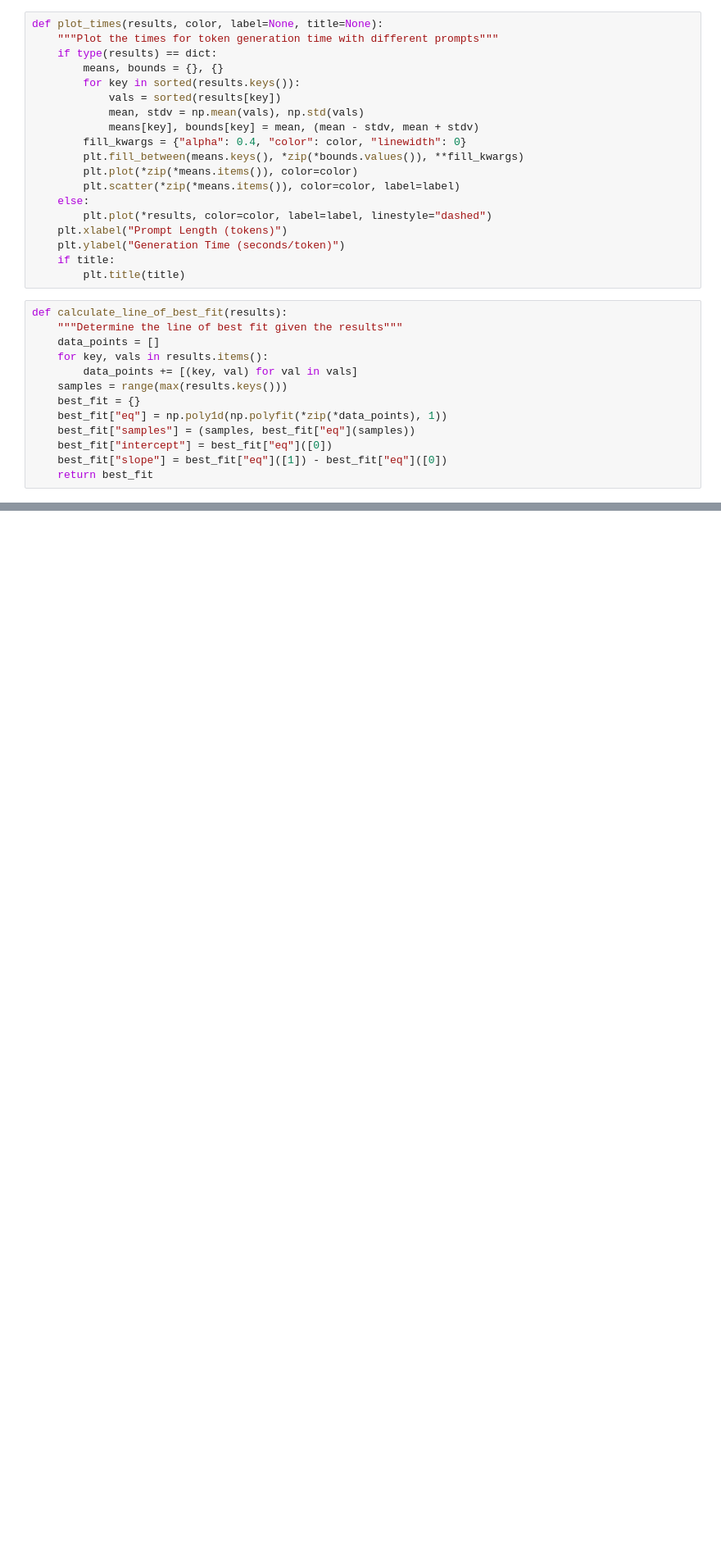
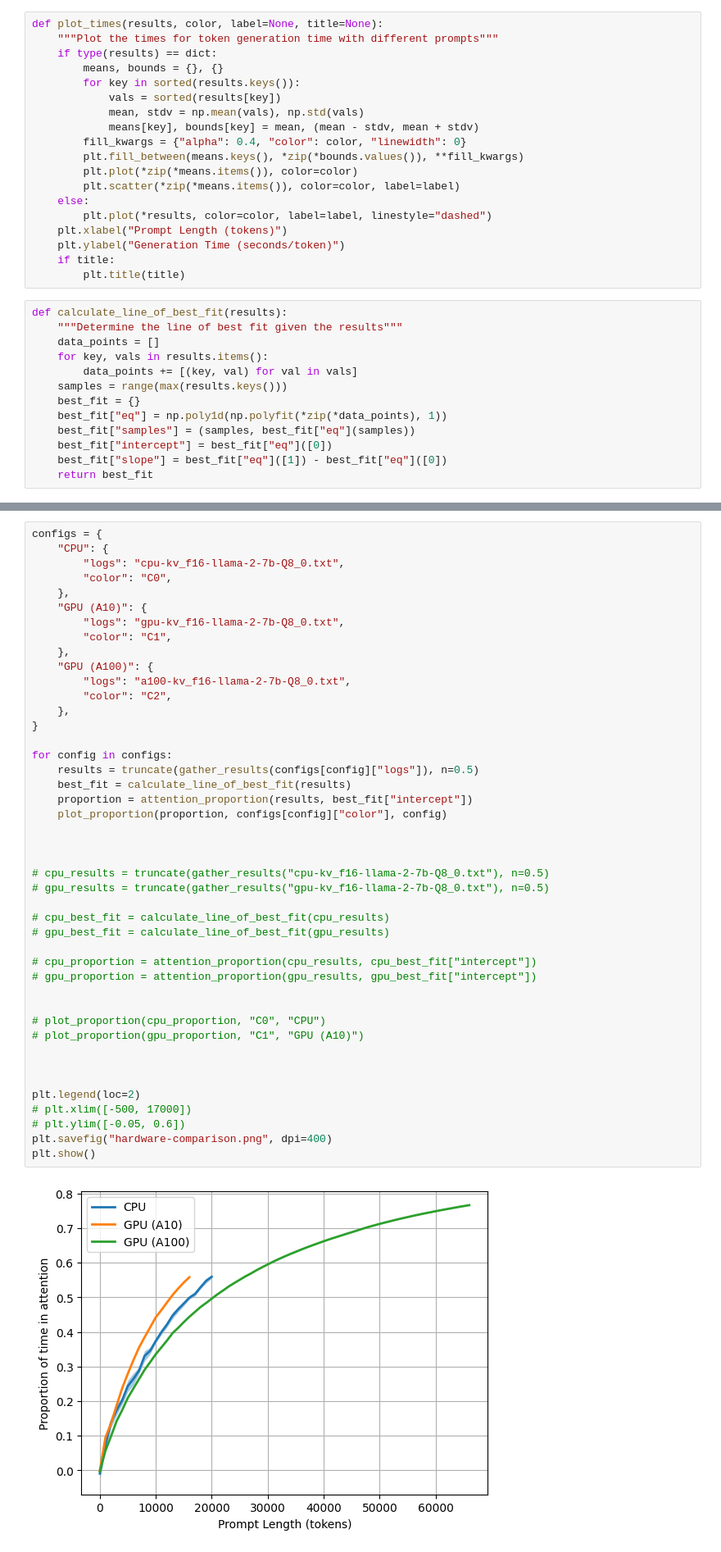
Before and after one commit to graphcore-research/llama.cpp, a Jupyter notebook: timing-benchmarks/benchmark_results.ipynb, the cells around one changed output, grey strips where cells are left out. Shown: that part at 82% size. Cells and saved outputs as stored; diff of their text form; blank space fills up the shorter version.

```diff
--- a/timing-benchmarks/benchmark_results.ipynb
+++ b/timing-benchmarks/benchmark_results.ipynb
@@ -122,0 +126,46 @@ plt.show()
+# %%
+configs = {
+    "CPU": {
+        "logs": "cpu-kv_f16-llama-2-7b-Q8_0.txt",
+        "color": "C0",
+    },
+    "GPU (A10)": {
+        "logs": "gpu-kv_f16-llama-2-7b-Q8_0.txt",
+        "color": "C1",
+    },
+    "GPU (A100)": {
+        "logs": "a100-kv_f16-llama-2-7b-Q8_0.txt",
+        "color": "C2",
+    },
+}
+
+for config in configs:
+    results = truncate(gather_results(configs[config]["logs"]), n=0.5)
+    best_fit = calculate_line_of_best_fit(results)
+    proportion = attention_proportion(results, best_fit["intercept"])
+    plot_proportion(proportion, configs[config]["color"], config)
+
+
+
+# cpu_results = truncate(gather_results("cpu-kv_f16-llama-2-7b-Q8_0.txt"), n=0.5)
+# gpu_results = truncate(gather_results("gpu-kv_f16-llama-2-7b-Q8_0.txt"), n=0.5)
+
+# cpu_best_fit = calculate_line_of_best_fit(cpu_results)
+# gpu_best_fit = calculate_line_of_best_fit(gpu_results)
+
+# cpu_proportion = attention_proportion(cpu_results, cpu_best_fit["intercept"])
+# gpu_proportion = attention_proportion(gpu_results, gpu_best_fit["intercept"])
+
+
+# plot_proportion(cpu_proportion, "C0", "CPU")
+# plot_proportion(gpu_proportion, "C1", "GPU (A10)")
+
+
+
+plt.legend(loc=2)
+# plt.xlim([-500, 17000])
+# plt.ylim([-0.05, 0.6])
+plt.savefig("hardware-comparison.png", dpi=400)
+plt.show()
+# %% [output]
+[figure, added]
```
Also changed, not shown: parts of 5 cells of this notebook.
